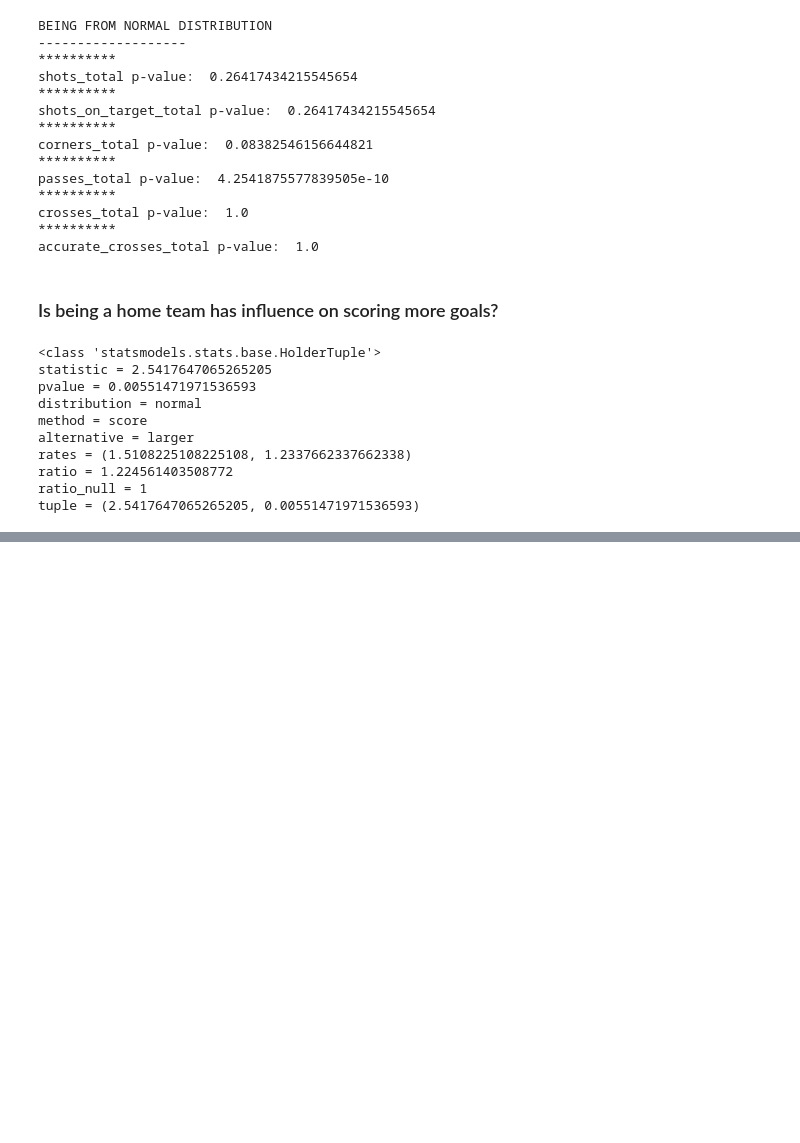
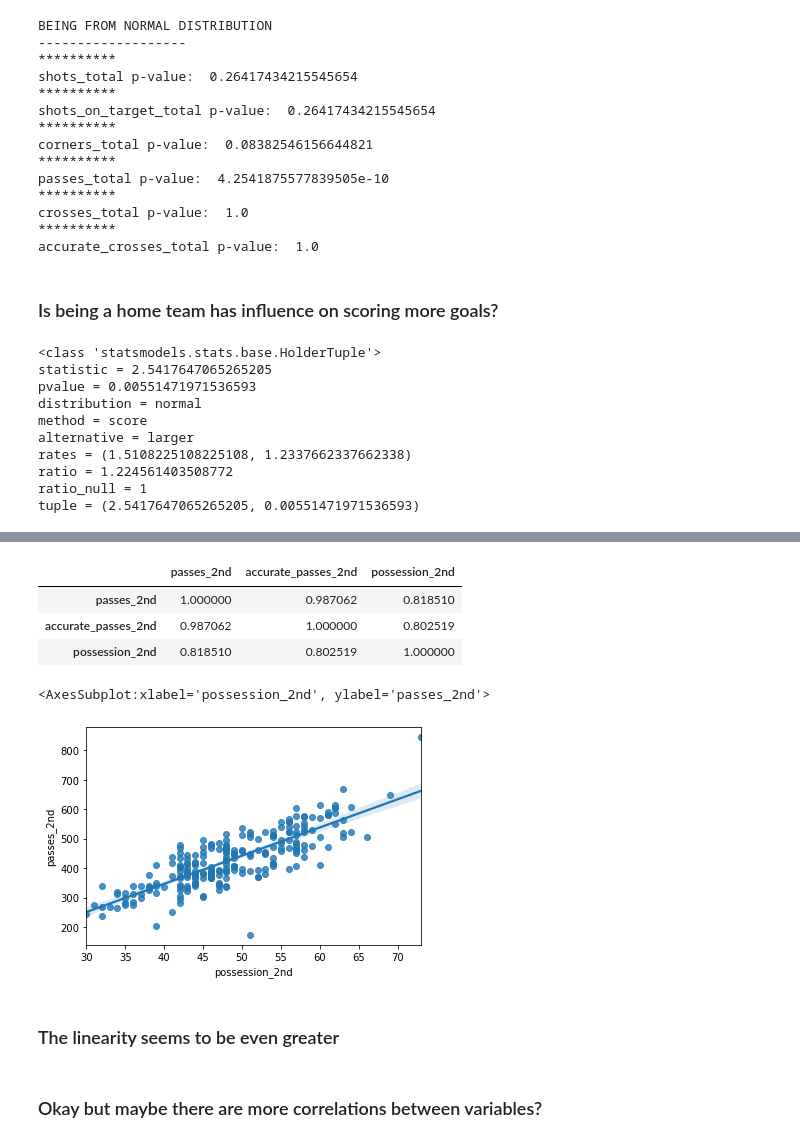
Before and after one commit to MaciejMalewicz778/ekstraklasa_scrapping_and_analysis, a Jupyter notebook: analysis.ipynb, the cells around one changed output, grey strips where cells are left out. Cells and saved outputs as stored; diff of their text form; code cells hidden in the pictures; blank space fills up the shorter version.

```diff
--- a/analysis.ipynb
+++ b/analysis.ipynb
@@ -305,0 +356,16 @@ tuple = (2.5417647065265205, 0.00551471971536593)
+# %%
+temp_2nd.corr()
+# %% [output]
+|  | passes_2nd | accurate_passes_2nd | possession_2nd |
+| passes_2nd | 1.000000 | 0.987062 | 0.818510 |
+| accurate_passes_2nd | 0.987062 | 1.000000 | 0.802519 |
+| possession_2nd | 0.818510 | 0.802519 | 1.000000 |
+# %%
+sb.regplot(x=temp_2nd['possession_2nd'], y=temp_2nd['passes_2nd'])
+# %% [output]
+<AxesSubplot:xlabel='possession_2nd', ylabel='passes_2nd'>
+[figure, added]
+# %% [markdown]
+### The linearity seems to be even greater
+# %% [markdown]
+### Okay but maybe there are more correlations between variables?
```
Also changed, not shown: parts of 40 cells of this notebook.
